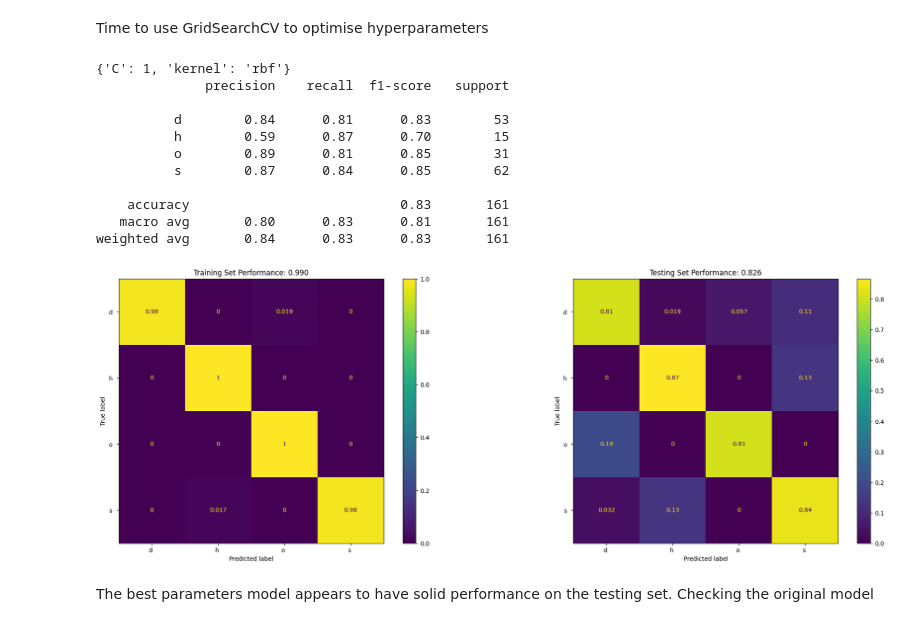
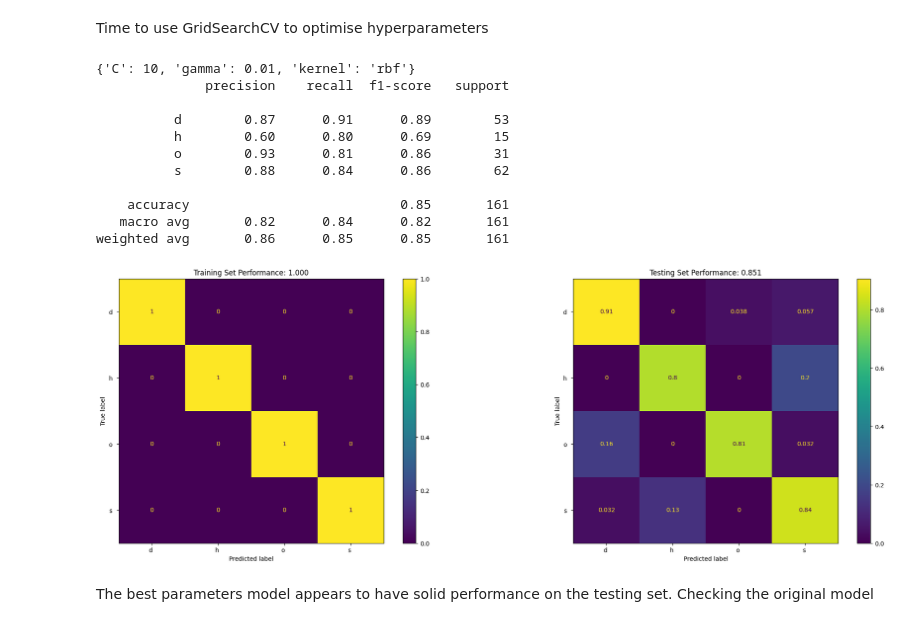
Before and after one commit to aidanlockwood20/CAB420-Codebase, a Jupyter notebook: Assessment/assignment_1a/assignment_1a.ipynb, the cells around one changed output. Drawn from its saved outputs; the diff is of its cells as text; code cells hidden in the pictures.

```diff
--- a/Assessment/assignment_1a/assignment_1a.ipynb
+++ b/Assessment/assignment_1a/assignment_1a.ipynb
@@ -700,0 +752,5 @@ It appears that the lowest performance is improved (on the 'o' class)
+# %%
+rf_best_parameters_non_standardised_model = RandomForestClassifier(n_estimators = params['n_estimators'], max_depth = params['max_depth'])
+rf_best_parameters_non_standardised_model.fit(X_q2_train, y_q2_train)
+
+eval_model(rf_best_parameters_non_standardised_model, X_q2_train, y_q2_train, X_q2_test, y_q2_test)
@@ -703,4 +773,4 @@ It appears that the lowest performance is improved (on the 'o' class)
 # %%
-svm_model = SVC(C = 1, kernel = 'linear', random_state = 42)
-svm_model.fit(X_standardised_train, y_q2_train)
+one_vs_one_svm_model = OneVsOneClassifier(SVC(C = 1, kernel = 'linear', random_state = 42))
+one_vs_one_svm_model.fit(X_standardised_train, y_q2_train)
 # %% [output]
@@ -716,36 +786,37 @@ Time to use GridSearchCV to optimise hyperparameters
 # %%
 parameters_grid_svm = [
     {
         'C': [0.1, 1, 10],
-        'kernel': ['linear', 'poly', 'rbf', 'sigmoid']
+        'kernel': ['linear', 'poly', 'rbf', 'sigmoid'],
+        'gamma' : [0.01, 0.1, 1, 10]
     }
 ]
 
 svm_best_estimators = SVC()
 grid_search = GridSearchCV(svm_best_estimators, parameters_grid_svm, cv = 5)
 grid_search.fit(X_standardised_val, y_q2_val)
 
 best_system = np.argmin(grid_search.cv_results_['rank_test_score'])
 params = grid_search.cv_results_['params'][best_system]
 print(params)
 
-svm_best_parameters_model = SVC(C = params['C'], kernel = params['kernel'])
-svm_best_parameters_model.fit(X_standardised_train, y_q2_train)
+one_vs_one_svm_best_parameters_model = OneVsOneClassifier(SVC(C = params['C'], kernel = params['kernel']))
+one_vs_one_svm_best_parameters_model.fit(X_standardised_train, y_q2_train)
 
-eval_model(svm_best_parameters_model, X_standardised_train, y_q2_train, X_standardised_test, y_q2_test)
+eval_model(one_vs_one_svm_best_parameters_model, X_standardised_train, y_q2_train, X_standardised_test, y_q2_test)
 # %% [output]
-{'C': 1, 'kernel': 'rbf'}
+{'C': 10, 'gamma': 0.01, 'kernel': 'rbf'}
               precision    recall  f1-score   support
 
-          d        0.84      0.81      0.83        53
-          h        0.59      0.87      0.70        15
-          o        0.89      0.81      0.85        31
-          s        0.87      0.84      0.85        62
+          d        0.87      0.91      0.89        53
+          h        0.60      0.80      0.69        15
+          o        0.93      0.81      0.86        31
+          s        0.88      0.84      0.86        62
 
-    accuracy                           0.83       161
-   macro avg       0.80      0.83      0.81       161
-weighted avg       0.84      0.83      0.83       161
+    accuracy                           0.85       161
+   macro avg       0.82      0.84      0.82       161
+weighted avg       0.86      0.85      0.85       161
-[figure, old version]
+[figure, new version]
 # %% [markdown]
 The best parameters model appears to have solid performance on the testing set. Checking the original model
 # %%
```
Also changed, not shown: parts of 45 cells of this notebook, 1 other file.
